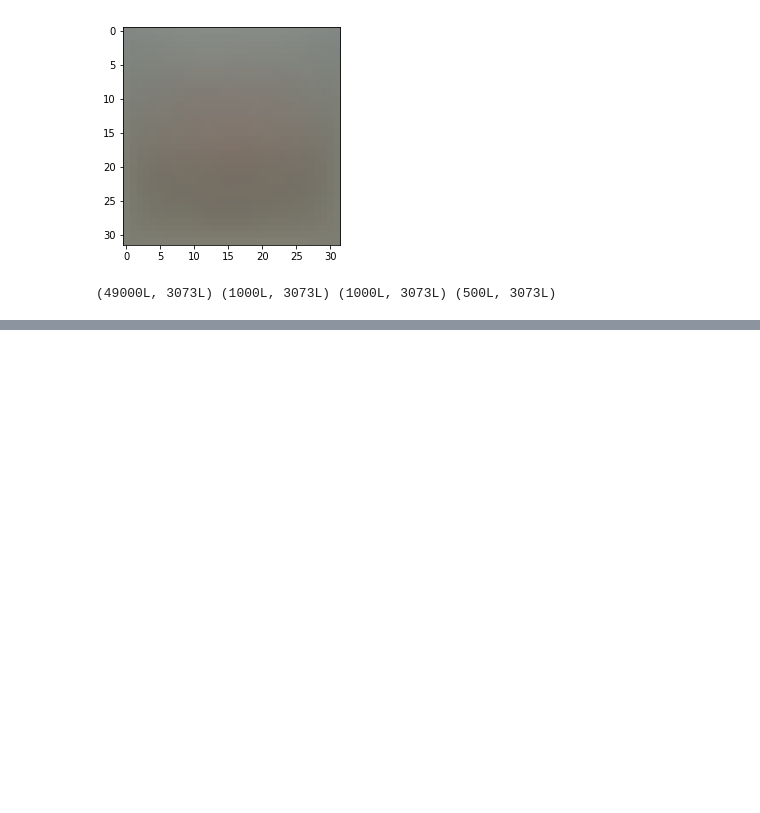
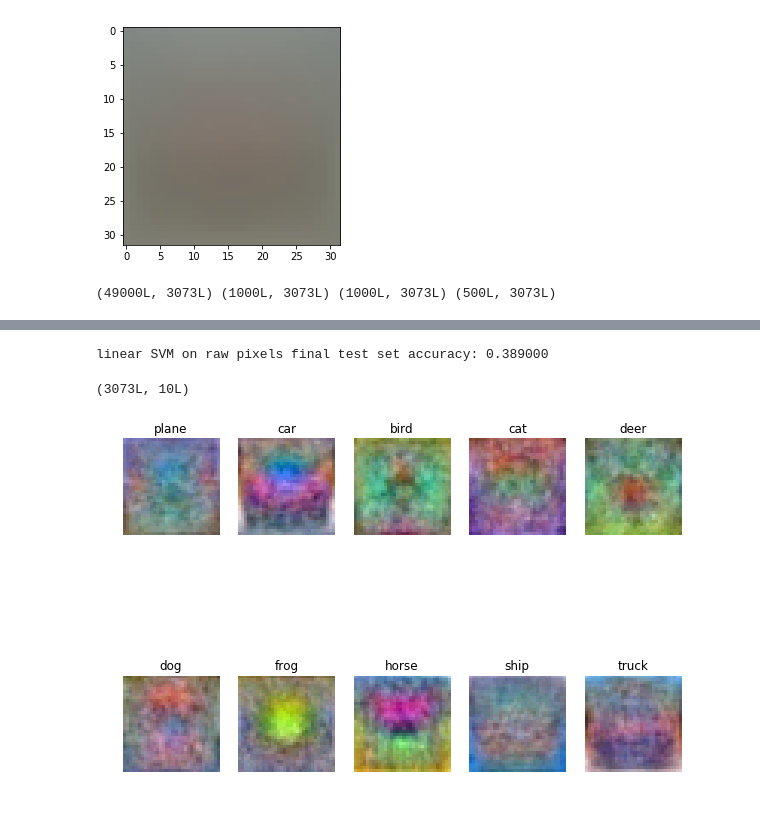
Before and after one commit to lianxiaolei/cs231learning, a Jupyter notebook: assignment1/svm.ipynb, the cells around one changed output, grey strips where cells are left out. Cells and saved outputs as stored; diff of their text form; code cells hidden in the pictures; blank space fills up the shorter version.

```diff
--- a/assignment1/svm.ipynb
+++ b/assignment1/svm.ipynb
@@ -146,0 +244,27 @@ from cs231n.gradient_check import grad_check_sparse
+# %%
+learning_rates = [1.4e-7, 1.5e-7, 1.6e-7]
+regularization_strengths = [(1 + i * 0.1) * 1e4 for i in range(-3, 3)] + [(2 + i * 0.1) * 1e4 for i in range(-3, 3)]
+results = {}
+best_val = -1   # The highest validation accuracy that we have seen so far.
+best_svm = None # The LinearSVM object that achieved the highest validation rate.
+
+for rs in regularization_strengths:
+    for lr in learning_rates:
+        svm = LinearSVM()
+        loss_hist = svm.train(X_train, y_train, lr, rs, num_iters=3000)
+        y_train_pred = svm.predict(X_train)
+        train_accuracy = np.mean(y_train == y_train_pred)
+        y_val_pred = svm.predict(X_val)
+        val_accuracy = np.mean(y_val == y_val_pred)
+        if val_accuracy > best_val:
+            best_val = val_accuracy
+            best_svm = svm
+        results[(lr,rs)] = train_accuracy, val_accuracy
+
+# Print out results.
+for lr, reg in sorted(results):
+    train_accuracy, val_accuracy = results[(lr, reg)]
+    print 'lr %e reg %e train accuracy: %f val accuracy: %f' % (
+                lr, reg, train_accuracy, val_accuracy)
+
+print 'best validation accuracy achieved during cross-validation: %f' % best_val
@@ -146,0 +316,23 @@ from cs231n.gradient_check import grad_check_sparse
+# %%
+# Evaluate the best svm on test set
+y_test_pred = best_svm.predict(X_test)
+test_accuracy = np.mean(y_test == y_test_pred)
+print 'linear SVM on raw pixels final test set accuracy: %f' % test_accuracy
+# %% [output]
+linear SVM on raw pixels final test set accuracy: 0.389000
+# %%
+print best_svm.W.shape
+w = best_svm.W[:-1, :]
+w = w.reshape(32, 32, 3, 10)
+w_min, w_max = np.min(w), np.max(w)
+
+classes = ['plane', 'car', 'bird', 'cat', 'deer', 'dog', 'frog', 'horse', 'ship', 'truck']
+for i in xrange(10):
+    plt.subplot(2, 5, i + 1)
+    wimg = 255 * (w[:, :, :, i].squeeze() - w_min) / (w_max - w_min)
+    plt.imshow(wimg.astype('uint8'))
+    plt.axis('off')
+    plt.title(classes[i])
+# %% [output]
+(3073L, 10L)
+[figure, added]
```
Also changed, not shown: parts of 11 cells of this notebook, 5 other files.
